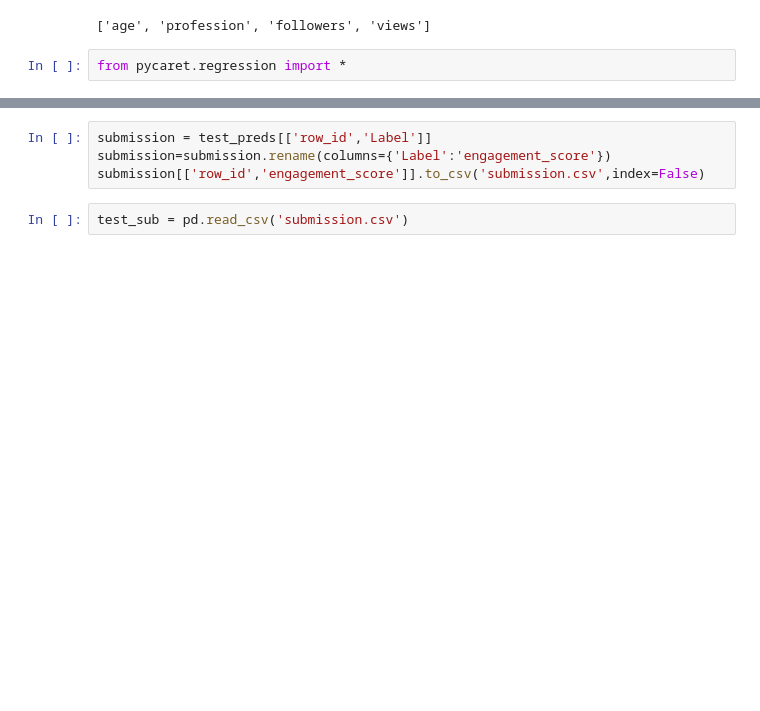
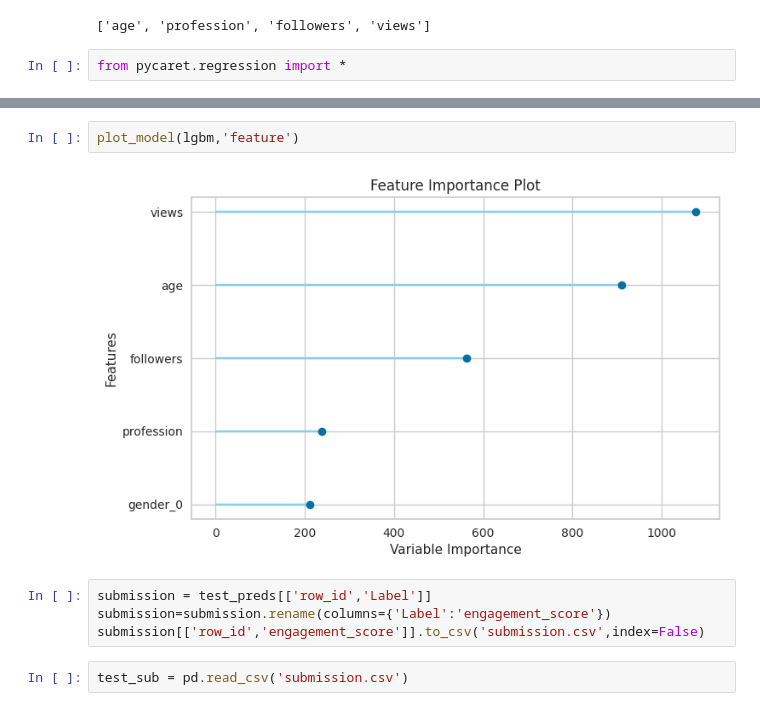
Before and after one commit to baskarsambandamurthy/testrep, a Jupyter notebook: jobathon-feb-2022-preproc.ipynb, the cells around one changed output, grey strips where cells are left out. Drawn from its saved outputs; the diff is of its cells as text; blank space fills up the shorter version.

```diff
--- a/jobathon-feb-2022-preproc.ipynb
+++ b/jobathon-feb-2022-preproc.ipynb
@@ -192,3 +193,7 @@ Wall time: 4.98 s
+# %%
+plot_model(lgbm,'feature')
+# %% [output]
+[figure, added]
 # %%
 submission = test_preds[['row_id','Label']]
 submission=submission.rename(columns={'Label':'engagement_score'})
```
Also changed, not shown: parts of 10 cells of this notebook.
